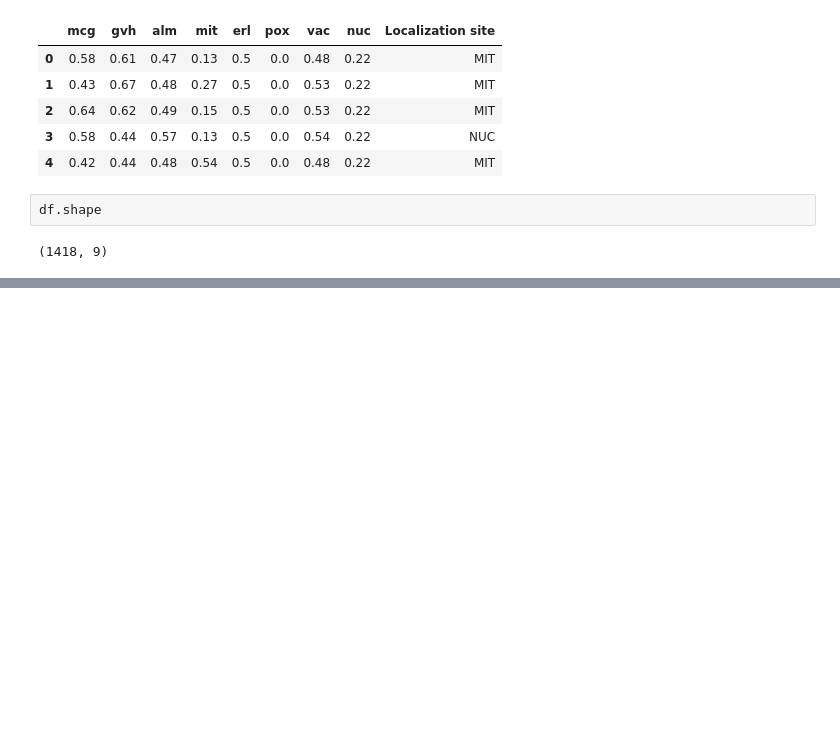
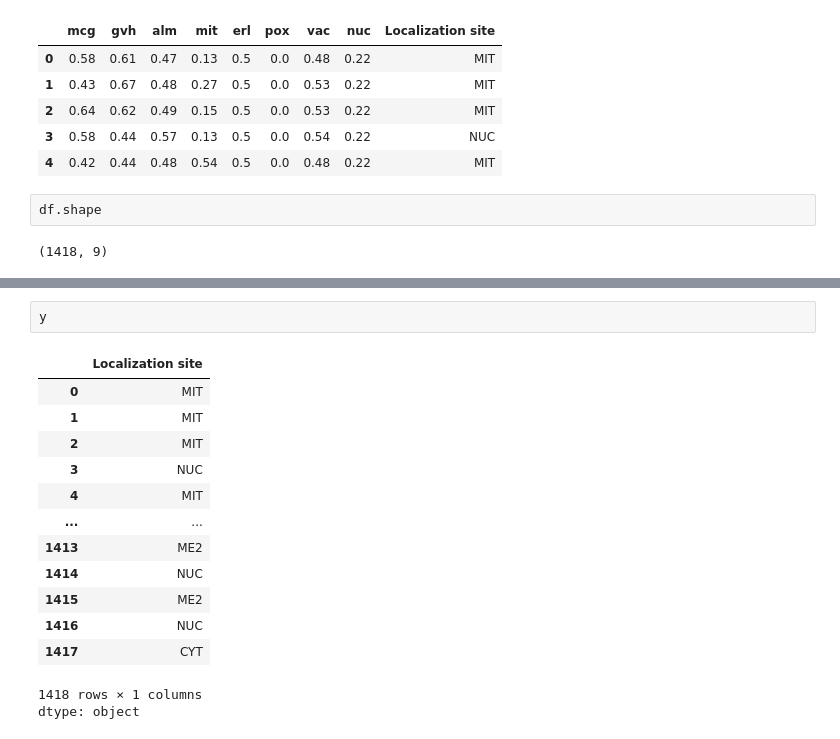
Before and after one commit to jpsn2/Projeto_Aprendizagem_de_Maquina_2025_2, a Jupyter notebook: notebooks/decision_tree.ipynb, the cells around one changed output, grey strips where cells are left out. Cells and saved outputs as stored; diff of their text form; blank space fills up the shorter version.

```diff
--- a/notebooks/decision_tree.ipynb
+++ b/notebooks/decision_tree.ipynb
@@ -99,0 +129,17 @@ df.shape
+# %%
+y
+# %% [output]
+|  | Localization site |
+| 0 | MIT |
+| 1 | MIT |
+| 2 | MIT |
+| 3 | NUC |
+| 4 | MIT |
+| ... | ... |
+| 1413 | ME2 |
+| 1414 | NUC |
+| 1415 | ME2 |
+| 1416 | NUC |
+| 1417 | CYT |
+1418 rows × 1 columns
+dtype: object
```
Also changed, not shown: parts of 14 cells of this notebook.
